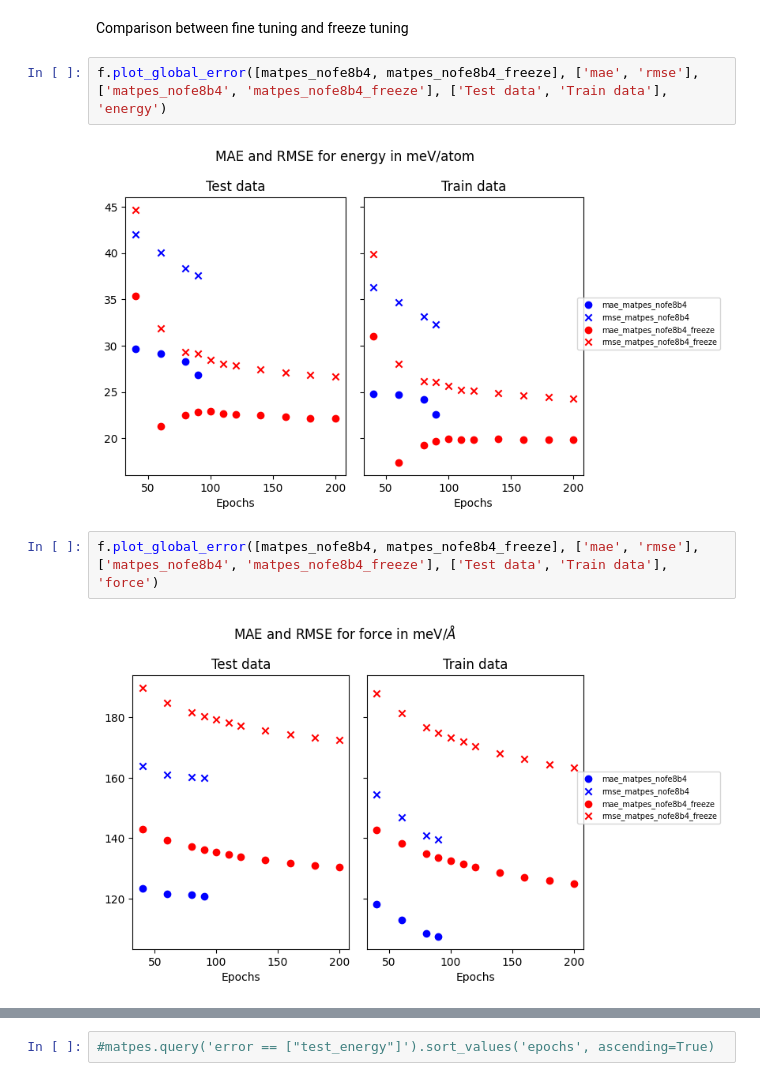
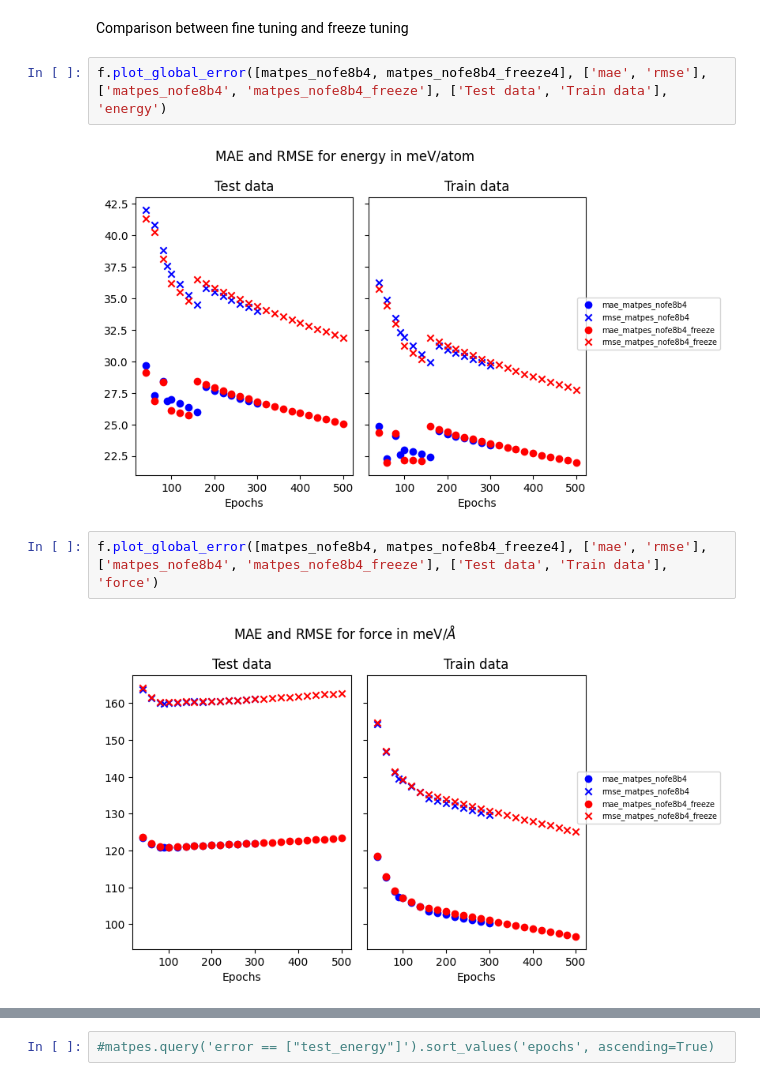
Before and after one commit to ShannonNCM/research_files, a Jupyter notebook: new_model/comparison.ipynb, the cells around one changed output, grey strips where cells are left out. Saved outputs shown, nothing was run; the diff lists cells and outputs as text.

```diff
--- a/new_model/comparison.ipynb
+++ b/new_model/comparison.ipynb
@@ -64,11 +53,11 @@ f.plot_global_error([matpes, matpes_nofe8b4], ['mae', 'rmse'], ['matpes', 'matpe
 # %% [markdown]
 Comparison between fine tuning and freeze tuning
 # %%
-f.plot_global_error([matpes_nofe8b4, matpes_nofe8b4_freeze], ['mae', 'rmse'], ['matpes_nofe8b4', 'matpes_nofe8b4_freeze'], ['Test data', 'Train data'], 'energy')
+f.plot_global_error([matpes_nofe8b4, matpes_nofe8b4_freeze4], ['mae', 'rmse'], ['matpes_nofe8b4', 'matpes_nofe8b4_freeze'], ['Test data', 'Train data'], 'energy')
 # %% [output]
-[figure, old version]
+[figure, new version]
 # %%
-f.plot_global_error([matpes_nofe8b4, matpes_nofe8b4_freeze], ['mae', 'rmse'], ['matpes_nofe8b4', 'matpes_nofe8b4_freeze'], ['Test data', 'Train data'], 'force')
+f.plot_global_error([matpes_nofe8b4, matpes_nofe8b4_freeze4], ['mae', 'rmse'], ['matpes_nofe8b4', 'matpes_nofe8b4_freeze'], ['Test data', 'Train data'], 'force')
 # %% [output]
-[figure, old version]
+[figure, new version]
 # %%
```
Also changed, not shown: parts of 18 cells of this notebook.
